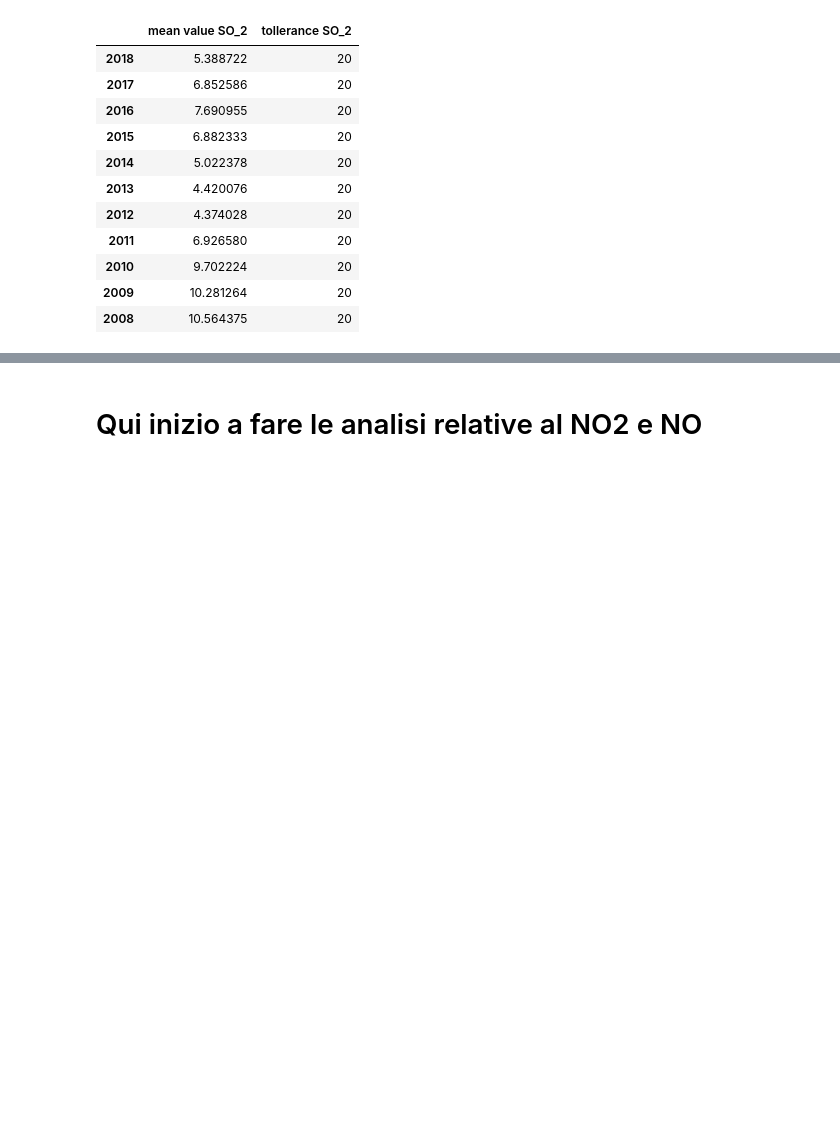
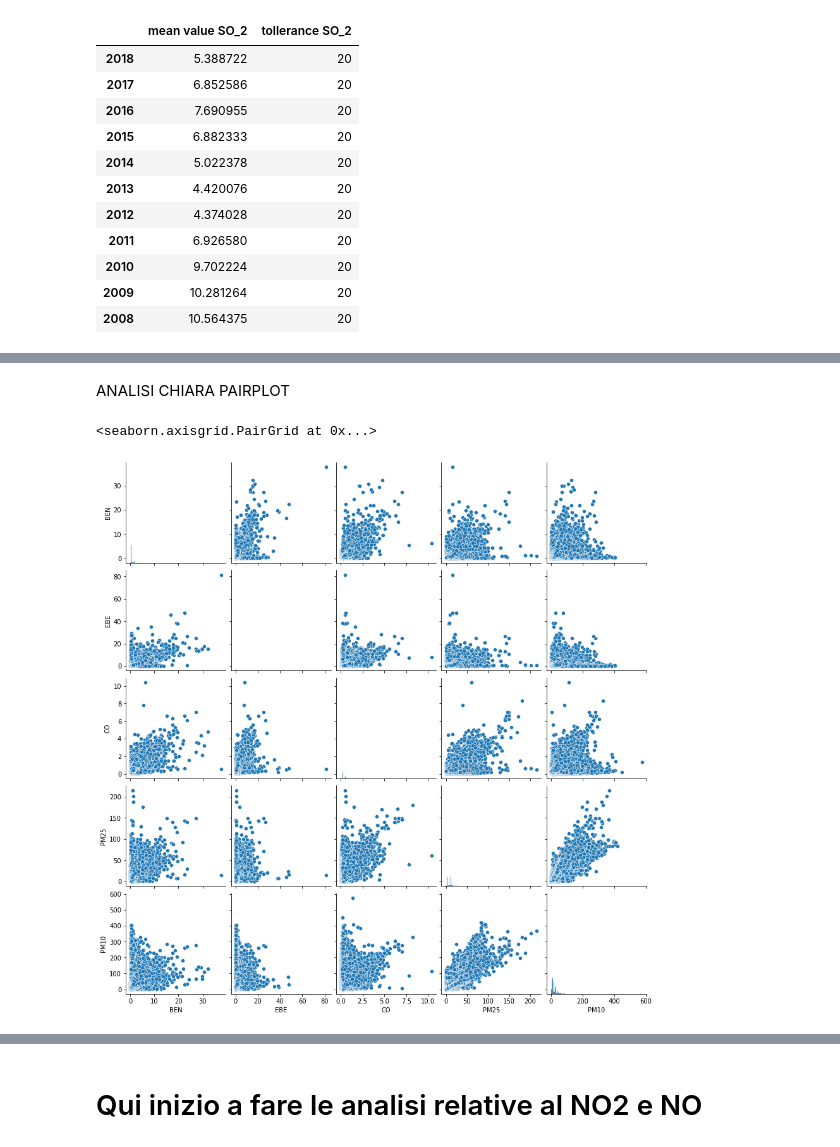
Before and after one commit to ChiaraAmalia/DataScience2Project, a Jupyter notebook: Data2Analysis.ipynb, the cells around one changed output, grey strips where cells are left out. Cells and saved outputs as stored; diff of their text form; code cells hidden in the pictures; blank space fills up the shorter version.

```diff
--- a/Data2Analysis.ipynb
+++ b/Data2Analysis.ipynb
@@ -548,0 +550,15 @@ plt.show()
+# %% [markdown]
+ANALISI CHIARA PAIRPLOT
+# %%
+ben_medio = allMadrid['BEN']
+ebe_medio = allMadrid['EBE']
+cd_medio = allMadrid['CO']
+pm25_medio = allMadrid['PM25']
+pm10_medio = allMadrid['PM10']
+
+result = pd.concat([ben_medio,ebe_medio,cd_medio,pm25_medio,pm10_medio], axis=1)
+
+sns.pairplot(result)
+# %% [output]
+<seaborn.axisgrid.PairGrid at 0x...>
+[figure, added]
```
Also changed, not shown: parts of 3 cells of this notebook, 1 other file.
